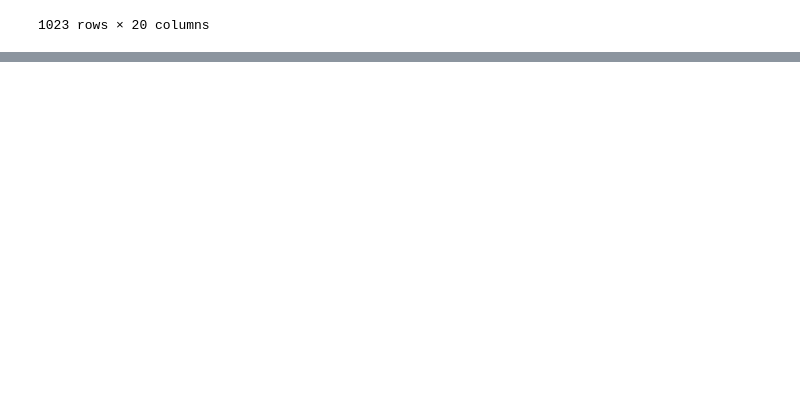
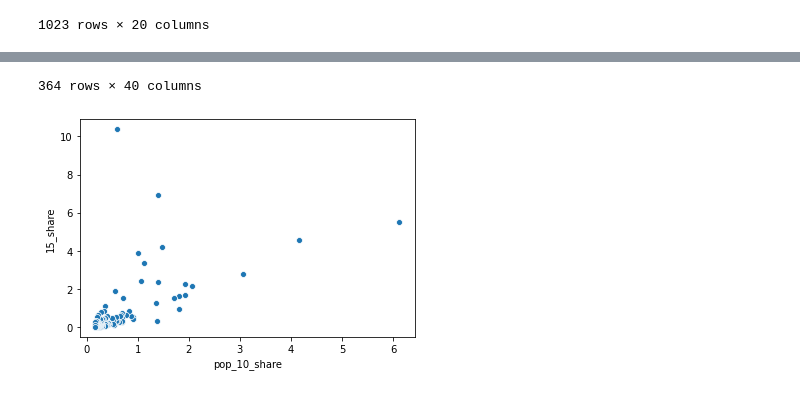
Before and after one commit to 107SBakst/107SBakst.github.io, a Jupyter notebook: Python/Project_chart2.ipynb, the cells around one changed output, grey strips where cells are left out. Saved outputs shown, nothing was run; the diff lists cells and outputs as text; code cells hidden in the pictures; blank space fills up the shorter version.

```diff
--- a/Python/Project_chart2.ipynb
+++ b/Python/Project_chart2.ipynb
@@ -449,0 +419,10 @@ sns.scatterplot(data=dat,x='gr_pop_00_10',y='00-15gr-%',size='pop_00')
+# %%
+mdf = mdf.sort_values(['pop_00'], ascending=False)
+dat = mdf[0:100]
+mdf['15_share'] = (mdf['2015']/140928)*100
+mdf['pop_10_share'] = (mdf['pop_10']/308745538.0)*100
+mdf = mdf.sort_values(['pop_10_share'], ascending=False)
+ax2 = sns.scatterplot(x='pop_10_share',y='15_share',data=mdf[0:100])
+
+mdf
+# %% [output]
@@ -449,0 +441,2 @@ sns.scatterplot(data=dat,x='gr_pop_00_10',y='00-15gr-%',size='pop_00')
+364 rows × 40 columns
+[figure, added]
```
Also changed, not shown: parts of 7 cells of this notebook.
